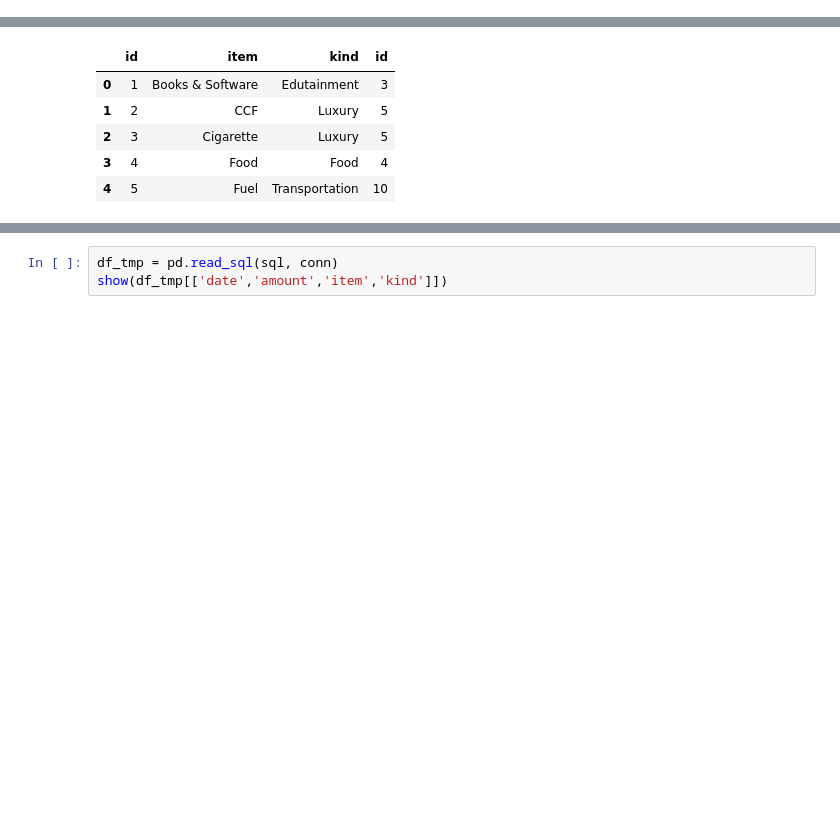
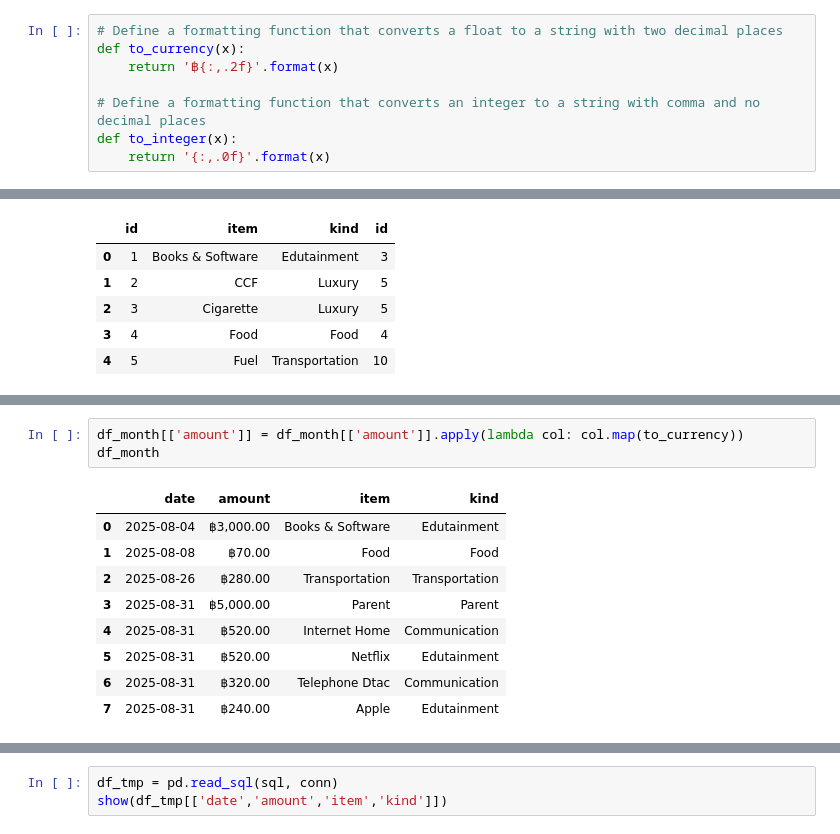
Before and after one commit to santimcs/A5, a Jupyter notebook: Monthly/Monthly-Expense.ipynb, the cells around one changed output, grey strips where cells are left out. Drawn from its saved outputs; the diff is of its cells as text; blank space fills up the shorter version.

```diff
--- a/Monthly/Monthly-Expense.ipynb
+++ b/Monthly/Monthly-Expense.ipynb
@@ -22,3 +21,11 @@ datetime.date(2025, 7, 31)
+# %%
+# Define a formatting function that converts a float to a string with two decimal places
+def to_currency(x):
+    return '฿{:,.2f}'.format(x)
+
+# Define a formatting function that converts an integer to a string with comma and no decimal places
+def to_integer(x):
+    return '{:,.0f}'.format(x)
 # %%
 sql = "SELECT C.id, C.name AS item, G.name AS kind, G.id FROM categories C \
        JOIN groups G ON group_id = G.id"
@@ -78,0 +115,13 @@ print(formatted_amt)
+# %%
+df_month[['amount']] = df_month[['amount']].apply(lambda col: col.map(to_currency))
+df_month
+# %% [output]
+|  | date | amount | item | kind |
+| 0 | 2025-08-04 | ฿3,000.00 | Books & Software | Edutainment |
+| 1 | 2025-08-08 | ฿70.00 | Food | Food |
+| 2 | 2025-08-26 | ฿280.00 | Transportation | Transportation |
+| 3 | 2025-08-31 | ฿5,000.00 | Parent | Parent |
+| 4 | 2025-08-31 | ฿520.00 | Internet Home | Communication |
+| 5 | 2025-08-31 | ฿520.00 | Netflix | Edutainment |
+| 6 | 2025-08-31 | ฿320.00 | Telephone Dtac | Communication |
+| 7 | 2025-08-31 | ฿240.00 | Apple | Edutainment |
```
Also changed, not shown: parts of 27 cells of this notebook, 3 other files.
